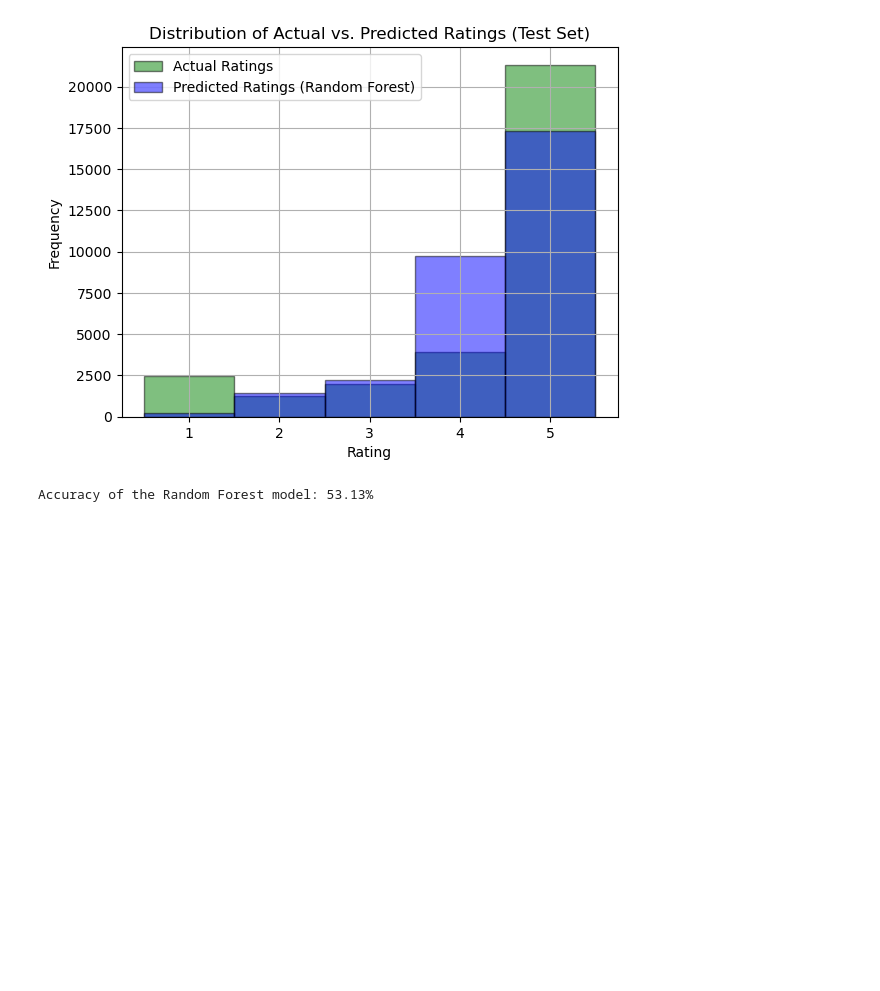
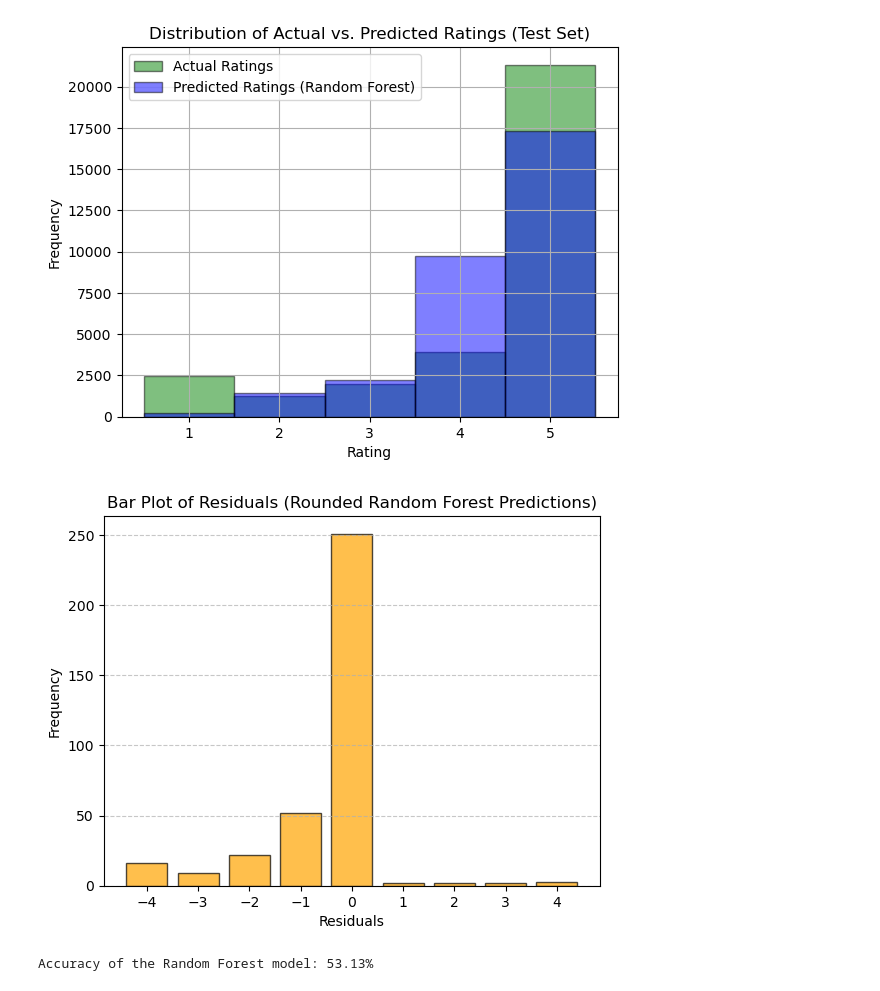
Before and after one commit to Ethan-code-1/DS_4002_Project1, a Jupyter notebook: SCRIPTS/project 1 analysis(3).ipynb, the cells around one changed output. Cells and saved outputs as stored; diff of their text form; code cells hidden in the pictures; blank space fills up the shorter version.

```diff
--- a/SCRIPTS/project 1 analysis(3).ipynb
+++ b/SCRIPTS/project 1 analysis(3).ipynb
@@ -300,7 +320,7 @@ Accuracy of the Linear Regression model: 42.60%
 rf_model = RandomForestRegressor(n_estimators=100, random_state=6)
 
 # 1. Perform Cross-Validation on random forest model
-cv_scores = cross_val_score(rf_model, x.reshape(-1, 1), y.reshape(-1, 1), scoring='neg_mean_squared_error', cv=5)
+cv_scores = cross_val_score(rf_model, x.reshape(-1, 1), y.ravel(), scoring='neg_mean_squared_error', cv=5)
 cv_mse = -cv_scores  # Convert to positive MSE
 mean_cv_mse = np.mean(cv_mse)
 
@@ -310,7 +330,7 @@ print(f"Cross-Validated Mean Squared Error: {mean_cv_mse:.4f}")
 # Split data into training and testing sets
 X_train, X_test, y_train, y_test = train_test_split(x.reshape(-1, 1), y, test_size=0.2, random_state=42)
 
-rf_model.fit(X_train, y_train)
+rf_model.fit(X_train, y_train.ravel())
 y_pred_rf = rf_model.predict(X_test)
 
 mse = mean_squared_error(y_test, y_pred_rf)
@@ -341,11 +361,29 @@ Final Test R-squared Score: 0.2240
 # %%
 # 1. Calculate predictions using the fitted Random Forest model
 y_pred_rf = rf_model.predict(X_test)
 
 # 2. Calculate residuals (actual - predicted)
 residuals_rf = y_test - y_pred_rf
 
 # 3. Create a bar plot of the residuals
+residual_counts = Counter(residuals_rf)
+
+# 4. Define the range of residuals to display
+residual_range = np.arange(-4, 5, 1)  # From -4 to 4
+
+# 5. Get the counts for each residual, ensuring 0 for missing values
+counts = [residual_counts.get(i, 0) for i in residual_range]
+
+# 6. Create a bar plot for the residuals
+plt.bar(residual_range, counts, color='orange', edgecolor='black', alpha=0.7)
+plt.xlabel('Residuals')
+plt.ylabel('Frequency')
+plt.title('Bar Plot of Residuals (Rounded Random Forest Predictions)')
+plt.grid(True, axis='y', linestyle='--', alpha=0.7)
+plt.xticks(residual_range)  # Show all integer labels on x-axis
+plt.show()
+# %% [output]
+[figure, added]
 # %%
 # 1. Make predictions using the fitted Random Forest model
 y_pred_rf = rf_model.predict(X_test)
```
Also changed, not shown: parts of 4 cells of this notebook, 10 other files.
